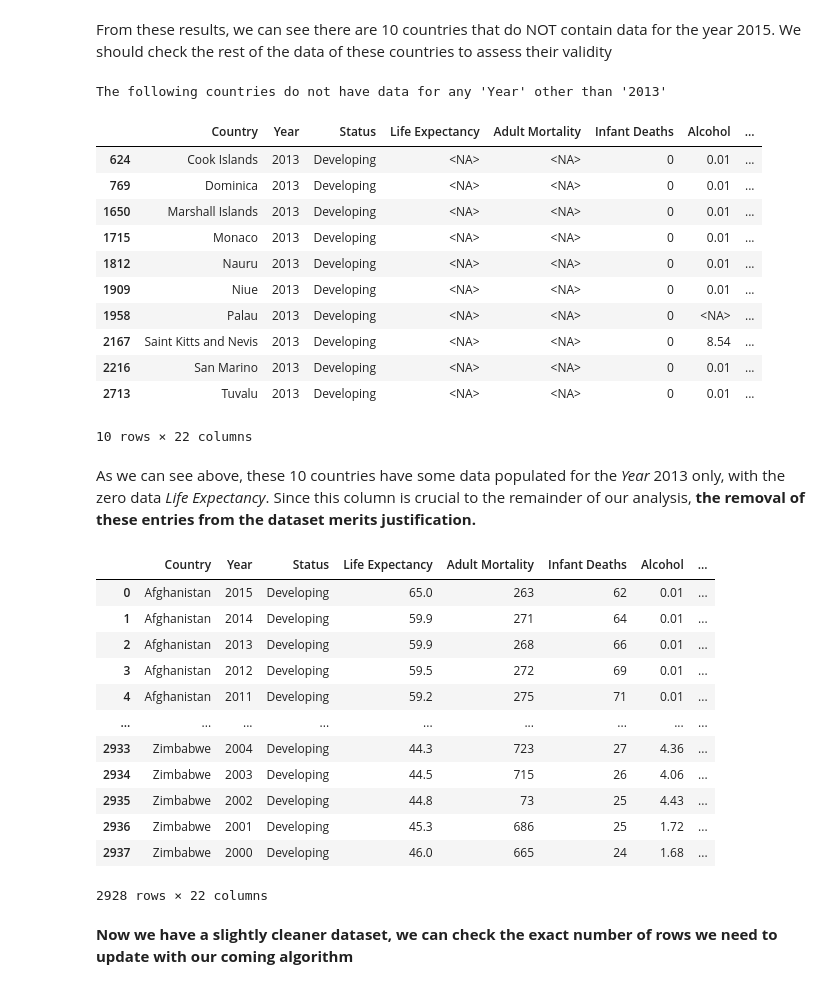
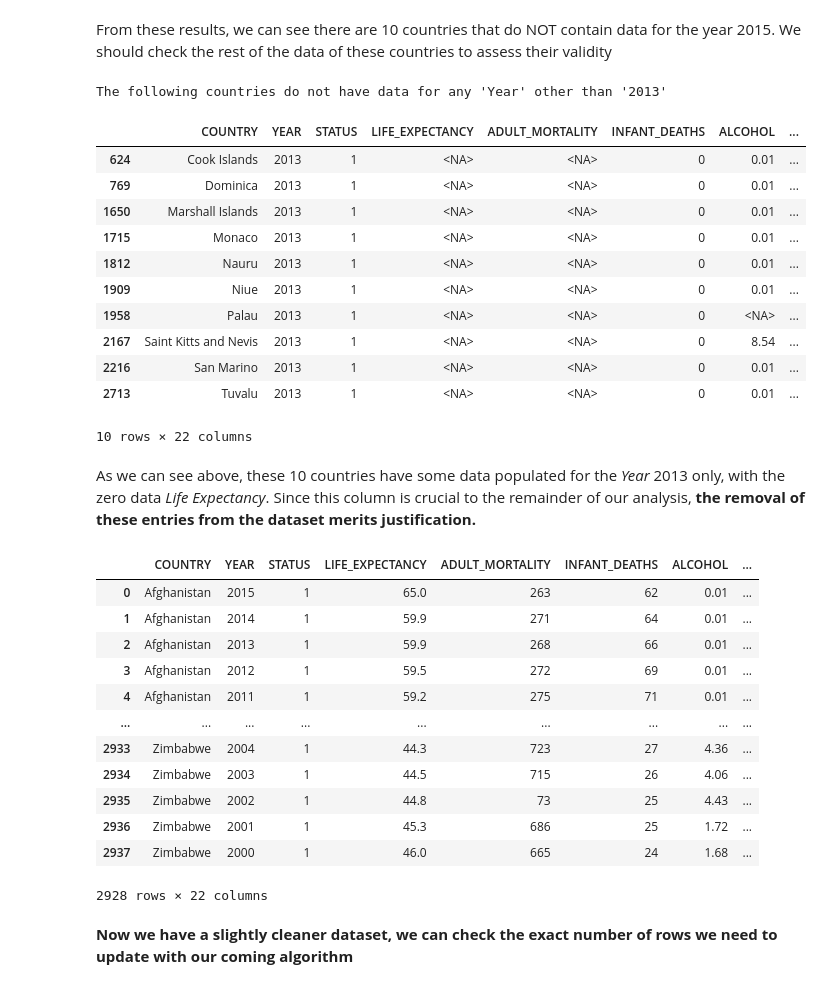
Before and after one commit to HoManCode/Group2-SIT307, a Jupyter notebook: A2 Dataset.ipynb, the cells around one changed output. Cells and saved outputs as stored; diff of their text form; code cells hidden in the pictures.

```diff
--- a/A2 Dataset.ipynb
+++ b/A2 Dataset.ipynb
@@ -23,7 +29,10 @@ life_df = pd.read_csv('Raw_Life_Expectancy_Data.csv', delimiter=',')
 # %%
-# Remove whitespaces before & after column name and capitalise all column names.
 life_df.columns = life_df.columns.str.strip()
-life_df.columns = life_df.columns.str.title()
+life_df.columns = life_df.columns.str.upper()
+life_df.columns = life_df.columns.str.replace(' ', '_')
+life_df = life_df.replace({'Developed': 0, 'Developing': 1})
+life_df = life_df.rename(columns={'THINNESS__1-19_YEARS': 'THINNESS_10-19_YEARS'})
+
 life_df = life_df.convert_dtypes()
 # %%
 life_df.dtypes
@@ -122,31 +131,31 @@ We should check the rest of the data of these countries to assess their validity
 # %%
 # the first 'Year' entry for each country should be '2015', so let's check that.
 country = ''
 country_list = []
 for index, row in life_df.iterrows():
-    if country != row['Country']:
-        country = row['Country']
-        if row['Year'] == 2015:
+    if country != row['COUNTRY']:
+        country = row['COUNTRY']
+        if row['YEAR'] == 2015:
             continue
         else:
             country_list.append(row)
 
 print("\nThe following countries do not have data for any 'Year' other than '2013'\n")
 df = pd.DataFrame(country_list)
 df
 # %% [output]
 The following countries do not have data for any 'Year' other than '2013'
-|  | Country | Year | Status | Life Expectancy | Adult Mortality | Infant Deaths | Alcohol | ... |
-| 624 | Cook Islands | 2013 | Developing | <NA> | <NA> | 0 | 0.01 | ... |
-| 769 | Dominica | 2013 | Developing | <NA> | <NA> | 0 | 0.01 | ... |
-| 1650 | Marshall Islands | 2013 | Developing | <NA> | <NA> | 0 | 0.01 | ... |
-| 1715 | Monaco | 2013 | Developing | <NA> | <NA> | 0 | 0.01 | ... |
-| 1812 | Nauru | 2013 | Developing | <NA> | <NA> | 0 | 0.01 | ... |
-| 1909 | Niue | 2013 | Developing | <NA> | <NA> | 0 | 0.01 | ... |
-| 1958 | Palau | 2013 | Developing | <NA> | <NA> | 0 | <NA> | ... |
-| 2167 | Saint Kitts and Nevis | 2013 | Developing | <NA> | <NA> | 0 | 8.54 | ... |
-| 2216 | San Marino | 2013 | Developing | <NA> | <NA> | 0 | 0.01 | ... |
-| 2713 | Tuvalu | 2013 | Developing | <NA> | <NA> | 0 | 0.01 | ... |
+|  | COUNTRY | YEAR | STATUS | LIFE_EXPECTANCY | ADULT_MORTALITY | INFANT_DEATHS | ALCOHOL | ... |
+| 624 | Cook Islands | 2013 | 1 | <NA> | <NA> | 0 | 0.01 | ... |
+| 769 | Dominica | 2013 | 1 | <NA> | <NA> | 0 | 0.01 | ... |
+| 1650 | Marshall Islands | 2013 | 1 | <NA> | <NA> | 0 | 0.01 | ... |
+| 1715 | Monaco | 2013 | 1 | <NA> | <NA> | 0 | 0.01 | ... |
+| 1812 | Nauru | 2013 | 1 | <NA> | <NA> | 0 | 0.01 | ... |
+| 1909 | Niue | 2013 | 1 | <NA> | <NA> | 0 | 0.01 | ... |
+| 1958 | Palau | 2013 | 1 | <NA> | <NA> | 0 | <NA> | ... |
+| 2167 | Saint Kitts and Nevis | 2013 | 1 | <NA> | <NA> | 0 | 8.54 | ... |
+| 2216 | San Marino | 2013 | 1 | <NA> | <NA> | 0 | 0.01 | ... |
+| 2713 | Tuvalu | 2013 | 1 | <NA> | <NA> | 0 | 0.01 | ... |
 10 rows × 22 columns
 # %% [markdown]
 As we can see above, these 10 countries have some data populated for the *Year* 2013 only, with the zero data *Life Expectancy*. Since this column is crucial to the remainder of our analysis, **the removal of these entries from the dataset merits justification.**
@@ -157,18 +166,18 @@ for index, row in df.iterrows():
 
 life_df
 # %% [output]
-|  | Country | Year | Status | Life Expectancy | Adult Mortality | Infant Deaths | Alcohol | ... |
-| 0 | Afghanistan | 2015 | Developing | 65.0 | 263 | 62 | 0.01 | ... |
-| 1 | Afghanistan | 2014 | Developing | 59.9 | 271 | 64 | 0.01 | ... |
-| 2 | Afghanistan | 2013 | Developing | 59.9 | 268 | 66 | 0.01 | ... |
-| 3 | Afghanistan | 2012 | Developing | 59.5 | 272 | 69 | 0.01 | ... |
-| 4 | Afghanistan | 2011 | Developing | 59.2 | 275 | 71 | 0.01 | ... |
+|  | COUNTRY | YEAR | STATUS | LIFE_EXPECTANCY | ADULT_MORTALITY | INFANT_DEATHS | ALCOHOL | ... |
+| 0 | Afghanistan | 2015 | 1 | 65.0 | 263 | 62 | 0.01 | ... |
+| 1 | Afghanistan | 2014 | 1 | 59.9 | 271 | 64 | 0.01 | ... |
+| 2 | Afghanistan | 2013 | 1 | 59.9 | 268 | 66 | 0.01 | ... |
+| 3 | Afghanistan | 2012 | 1 | 59.5 | 272 | 69 | 0.01 | ... |
+| 4 | Afghanistan | 2011 | 1 | 59.2 | 275 | 71 | 0.01 | ... |
 | ... | ... | ... | ... | ... | ... | ... | ... | ... |
-| 2933 | Zimbabwe | 2004 | Developing | 44.3 | 723 | 27 | 4.36 | ... |
-| 2934 | Zimbabwe | 2003 | Developing | 44.5 | 715 | 26 | 4.06 | ... |
-| 2935 | Zimbabwe | 2002 | Developing | 44.8 | 73 | 25 | 4.43 | ... |
-| 2936 | Zimbabwe | 2001 | Developing | 45.3 | 686 | 25 | 1.72 | ... |
-| 2937 | Zimbabwe | 2000 | Developing | 46.0 | 665 | 24 | 1.68 | ... |
+| 2933 | Zimbabwe | 2004 | 1 | 44.3 | 723 | 27 | 4.36 | ... |
+| 2934 | Zimbabwe | 2003 | 1 | 44.5 | 715 | 26 | 4.06 | ... |
+| 2935 | Zimbabwe | 2002 | 1 | 44.8 | 73 | 25 | 4.43 | ... |
+| 2936 | Zimbabwe | 2001 | 1 | 45.3 | 686 | 25 | 1.72 | ... |
+| 2937 | Zimbabwe | 2000 | 1 | 46.0 | 665 | 24 | 1.68 | ... |
 2928 rows × 22 columns
 # %% [markdown]
 **Now we have a slightly cleaner dataset, we can check the exact number of rows we need to update with our coming algorithm**
```
Also changed, not shown: parts of 21 cells of this notebook.
